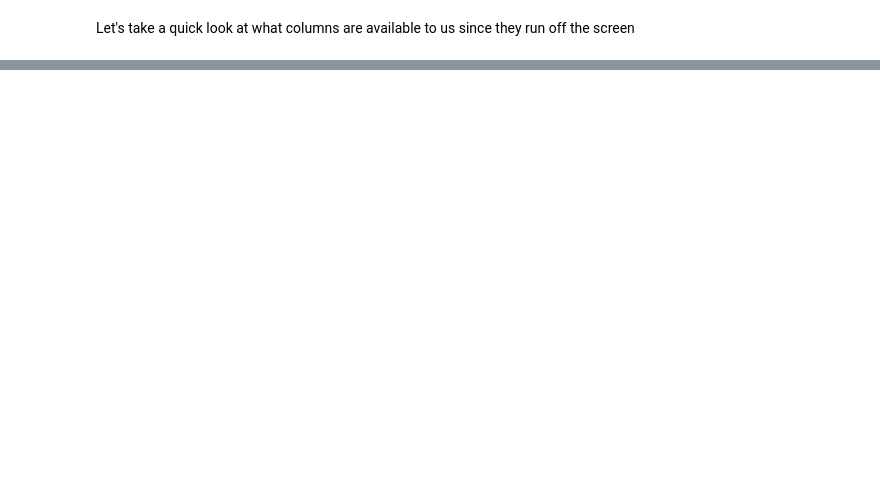
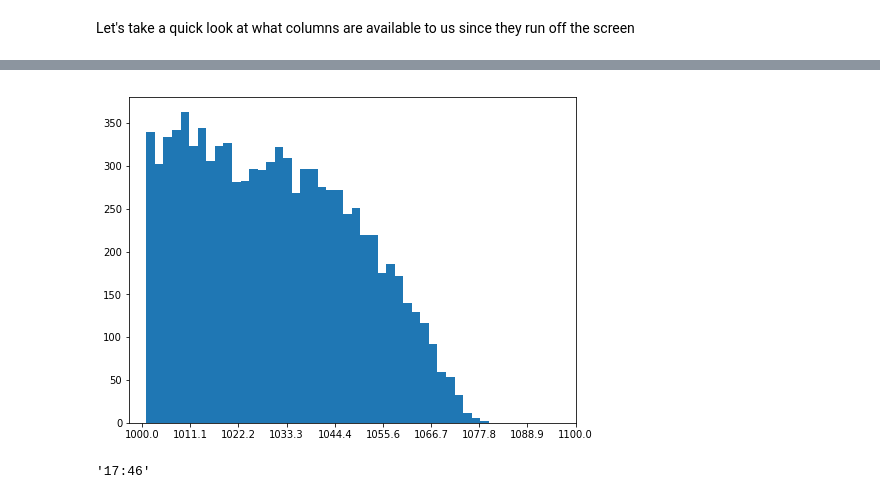
Before and after one commit to rbracco/louisville_data, a Jupyter notebook: nbs/parking/01_time_data_EDA.ipynb, the cells around one changed output, grey strips where cells are left out. Drawn from its saved outputs; the diff is of its cells as text; code cells hidden in the pictures; blank space fills up the shorter version.

```diff
--- a/nbs/parking/01_time_data_EDA.ipynb
+++ b/nbs/parking/01_time_data_EDA.ipynb
@@ -70,0 +123,5 @@ df["Hour"].hist()
+# %%
+plot.hist(df_meter[(df_meter["Time_Flat"] > 1000)&(df_meter["Time_Flat"] < 1100)]["Time_Flat"], bins=40);
+plot.xticks(np.linspace(1000, 1100, 10));
+# %% [output]
+[figure, added]
@@ -70,0 +131,4 @@ df["Hour"].hist()
+# %%
+unflatten_time(1066)
+# %% [output]
+'17:46'
```
Also changed, not shown: parts of 20 cells of this notebook, 1 other file.
